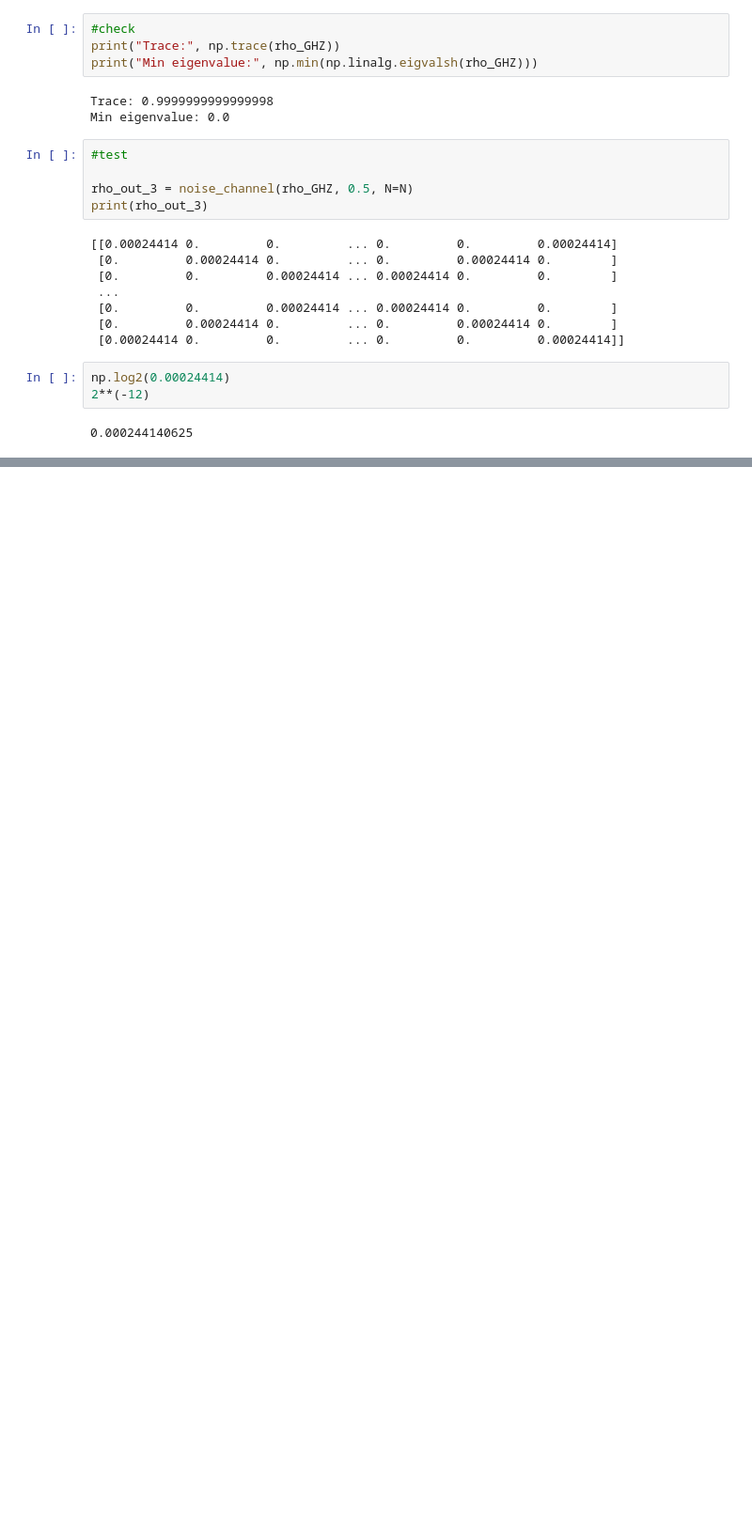
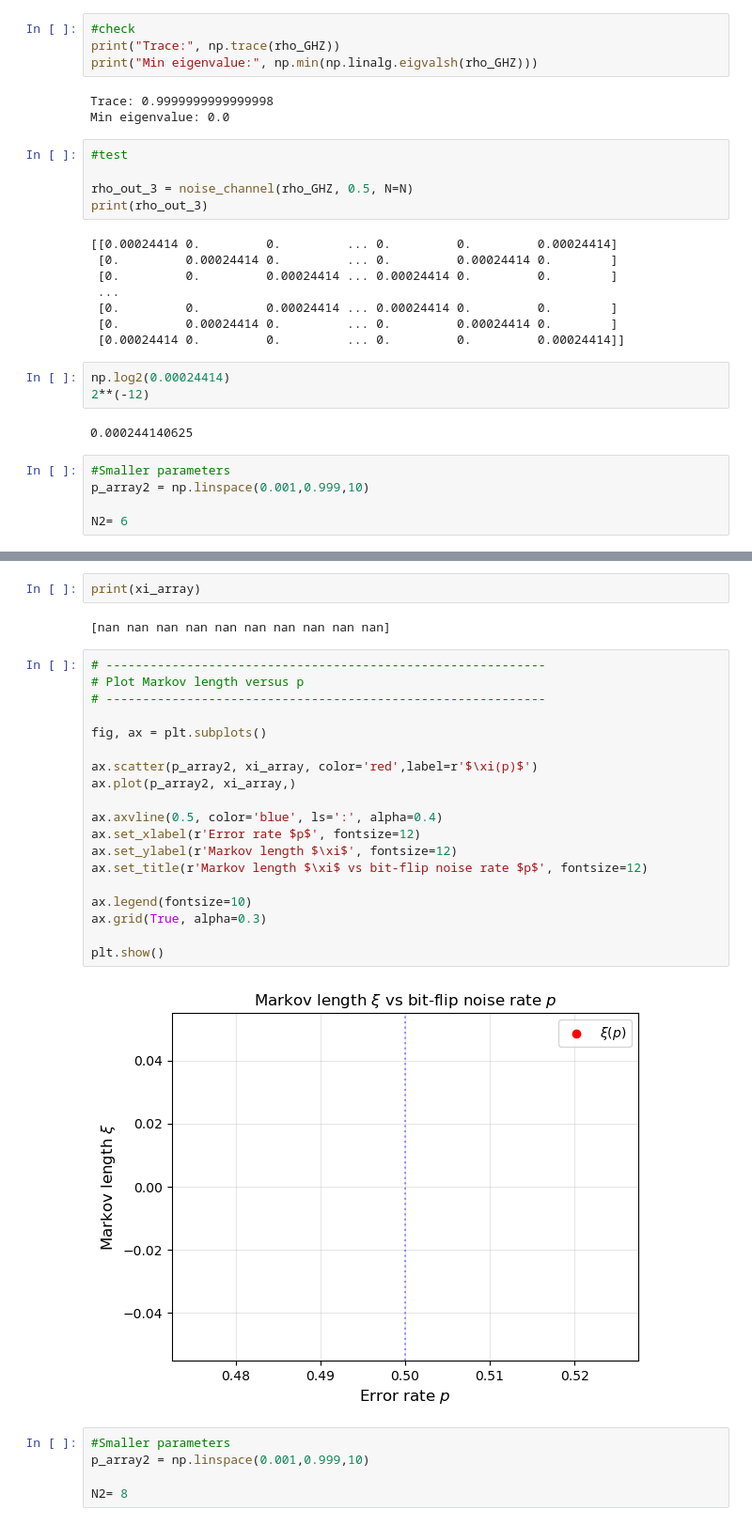
Before and after one commit to HannaKarwowska/PSI-Essay, a Jupyter notebook: CMI_with_S.ipynb, the cells around one changed output, grey strips where cells are left out. Shown at 94% size. Drawn from its saved outputs; the diff is of its cells as text; blank space fills up the shorter version.

```diff
--- a/CMI_with_S.ipynb
+++ b/CMI_with_S.ipynb
@@ -368,3 +368,8 @@ np.log2(0.00024414)
 2**(-12)
 # %% [output]
 0.000244140625
+# %%
+#Smaller parameters
+p_array2 = np.linspace(0.001,0.999,10)
+
+N2= 6
@@ -370,0 +452,30 @@ np.log2(0.00024414)
+# %%
+print(xi_array)
+# %% [output]
+[nan nan nan nan nan nan nan nan nan nan]
+# %%
+# ------------------------------------------------------------
+# Plot Markov length versus p
+# ------------------------------------------------------------
+
+fig, ax = plt.subplots()
+
+ax.scatter(p_array2, xi_array, color='red',label=r'$\xi(p)$')
+ax.plot(p_array2, xi_array,)
+
+ax.axvline(0.5, color='blue', ls=':', alpha=0.4)
+ax.set_xlabel(r'Error rate $p$', fontsize=12)
+ax.set_ylabel(r'Markov length $\xi$', fontsize=12)
+ax.set_title(r'Markov length $\xi$ vs bit-flip noise rate $p$', fontsize=12)
+
+ax.legend(fontsize=10)
+ax.grid(True, alpha=0.3)
+
+plt.show()
+# %% [output]
+[figure, added]
+# %%
+#Smaller parameters
+p_array2 = np.linspace(0.001,0.999,10)
+
+N2= 8
```
Also changed, not shown: parts of 3 cells of this notebook.
